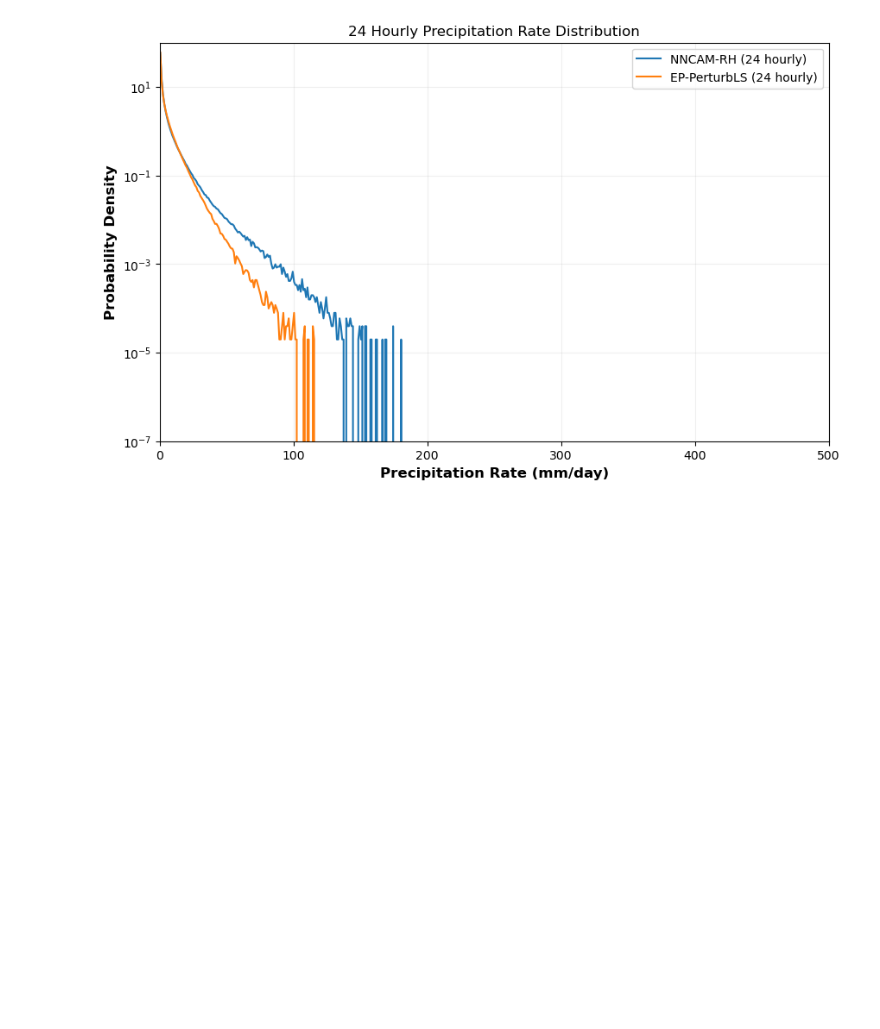
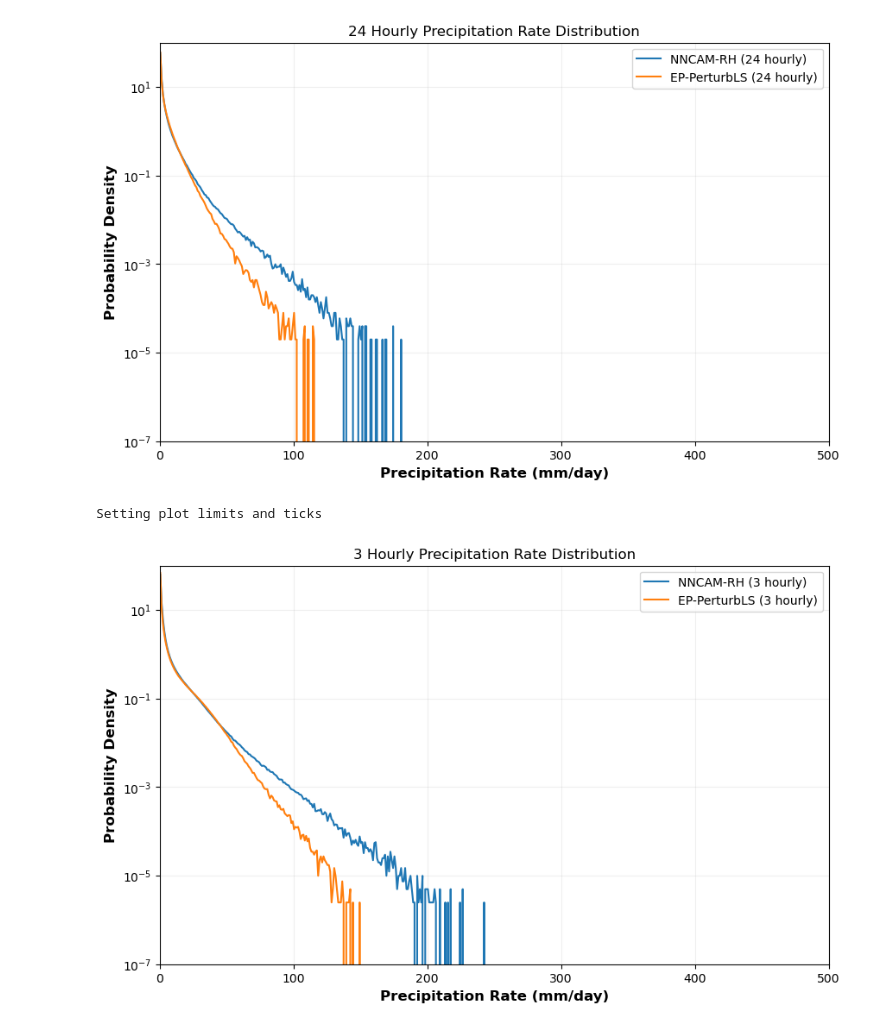
Before and after one commit to chenj209/clima_analysis, a Jupyter notebook: precipitation/precipitation_intensity.ipynb, the cells around one changed output. Drawn from its saved outputs; the diff is of its cells as text; code cells hidden in the pictures; blank space fills up the shorter version.

Commit message:
problem starts from 3hour average

```diff
--- a/precipitation/precipitation_intensity.ipynb
+++ b/precipitation/precipitation_intensity.ipynb
@@ -161,3 +161,60 @@ plt.show()
 # %% [output]
 Setting plot limits and ticks
 [figure]
+# %%
+# Resample to 6 hourly averages using pandas
+nncam_hourly = nncam_df.resample('3h').mean()
+ep_hourly = ep_df.resample('3h').mean()
+
+# Convert back to flattened arrays and filter small values
+nncam_flat_hourly = nncam_hourly.values.flatten()
+ep_flat_hourly = ep_hourly.values.flatten()
+
+# nncam_flat_hourly = nncam_flat_hourly[nncam_flat_hourly > 0.1]
+# ep_flat_hourly = ep_flat_hourly[ep_flat_hourly > 0.1]
+
+# Create histogram for hourly data
+plt.figure(figsize=(10, 6))
+hist_nncam, bins_nncam = np.histogram(nncam_flat_hourly, bins=np.linspace(0, PLOT_CONFIG['xlim'][1], PLOT_CONFIG['xlim'][1]+1), density=True)
+hist_ep, bins_ep = np.histogram(ep_flat_hourly, bins=np.linspace(0, PLOT_CONFIG['xlim'][1], PLOT_CONFIG['xlim'][1]+1), density=True)
+plt.clf()  # Clear the histogram plots
+
+bin_centers_nncam = (bins_nncam[:-1] + bins_nncam[1:]) / 2
+# print(bin_centers_nncam)
+bin_centers_ep = (bins_ep[:-1] + bins_ep[1:]) / 2
+# print(bin_centers_ep)
+
+plt.semilogy(bin_centers_nncam, hist_nncam*100, label='NNCAM-RH (3 hourly)')
+plt.semilogy(bin_centers_ep, hist_ep*100, label='EP-PerturbLS (3 hourly)')
+        # hist, bin_edges = np.histogram(daily_cp_data, bins=np.linspace(0, 200, 201), density=True)
+        # bin_centers = (bin_edges[:-1] + bin_edges[1:]) / 2
+        # results['DailyNoExperienceReplay'] = (bin_centers, hist * 100)  # Multiply by 100 to convert to percentage
+plt.xlabel(PLOT_CONFIG['xlabel'], fontweight='bold', fontsize=PLOT_CONFIG['label_fontsize'])
+plt.ylabel(PLOT_CONFIG['ylabel'], fontweight='bold', fontsize=PLOT_CONFIG['label_fontsize'])
+# plt.title(f"{PLOT_CONFIG['main']['title']} ({'Histogram' , fontweight='bold', fontsize=PLOT_CONFIG['common']['title_fontsize'])
+plt.legend(loc=PLOT_CONFIG['legend_loc'], fontsize=PLOT_CONFIG['legend_fontsize'])
+plt.grid(True, which="both", ls="-", alpha=0.2)
+
+print("Setting plot limits and ticks")
+plt.ylim(*PLOT_CONFIG['ylim'])
+# print(PLOT_CONFIG['xlim'])
+plt.xlim(*PLOT_CONFIG['xlim'])
+
+plt.xticks(PLOT_CONFIG['xticks'], fontsize=PLOT_CONFIG['tick_fontsize'])
+plt.yticks(PLOT_CONFIG['yticks']['values'],
+            PLOT_CONFIG['yticks']['labels'],
+            fontsize=PLOT_CONFIG['tick_fontsize'])
+
+plt.xlabel('Precipitation Rate (mm/day)')
+plt.ylabel('Probability Density')
+plt.title('3 Hourly Precipitation Rate Distribution')
+plt.legend()
+# plt.yscale('log')
+# plt.xscale('log')
+plt.xscale('linear')
+plt.yscale('log')
+plt.grid(True, which="both", ls="-", alpha=0.2)
+plt.show()
+# %% [output]
+Setting plot limits and ticks
+[figure, added]
```
Also changed, not shown: parts of 1 cell of this notebook.
